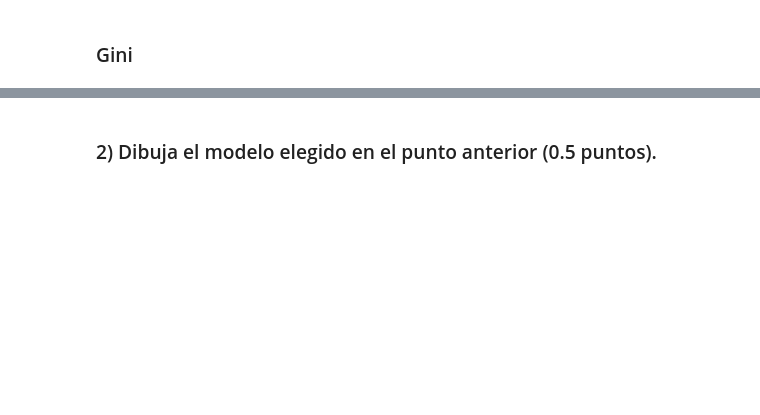
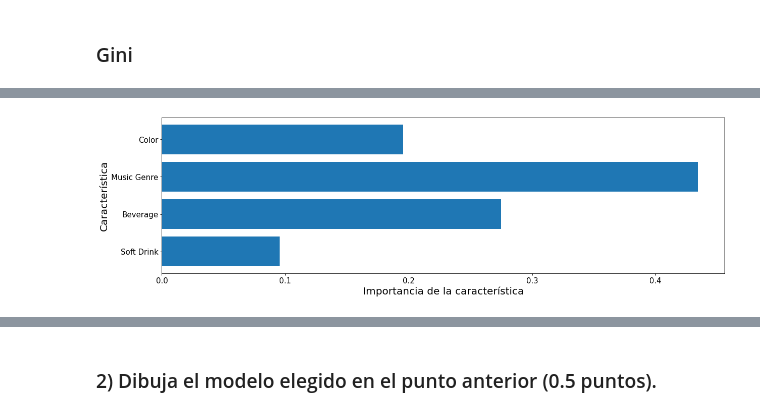
Before and after one commit to Jotivirix/Datamining_UFV, a Jupyter notebook: Lab3/entregable2/LAB03_GRUPO01_ENTR02_V2.ipynb, the cells around one changed output, grey strips where cells are left out. Cells and saved outputs as stored; diff of their text form; code cells hidden in the pictures; blank space fills up the shorter version.

```diff
--- a/Lab3/entregable2/LAB03_GRUPO01_ENTR02_V2.ipynb
+++ b/Lab3/entregable2/LAB03_GRUPO01_ENTR02_V2.ipynb
@@ -162,0 +209,13 @@ plt.show()
+# %%
+num_caracteristicas = columnas.shape[0]
+plt.subplots(figsize=(20, 10))
+plt.barh(range(num_caracteristicas), arbolGini.feature_importances_, align='center')
+plt.yticks(np.arange(num_caracteristicas), ['Soft Drink','Beverage','Music Genre','Color'])
+plt.xlabel('Importancia de la característica',fontsize=20)
+plt.ylabel('Característica',fontsize=20)
+plt.yticks(fontsize=15)
+plt.xticks(fontsize=15)
+plt.subplots_adjust(bottom=0.45)
+plt.show()
+# %% [output]
+[figure, added]
```
Also changed, not shown: parts of 19 cells of this notebook, 6 other files.
